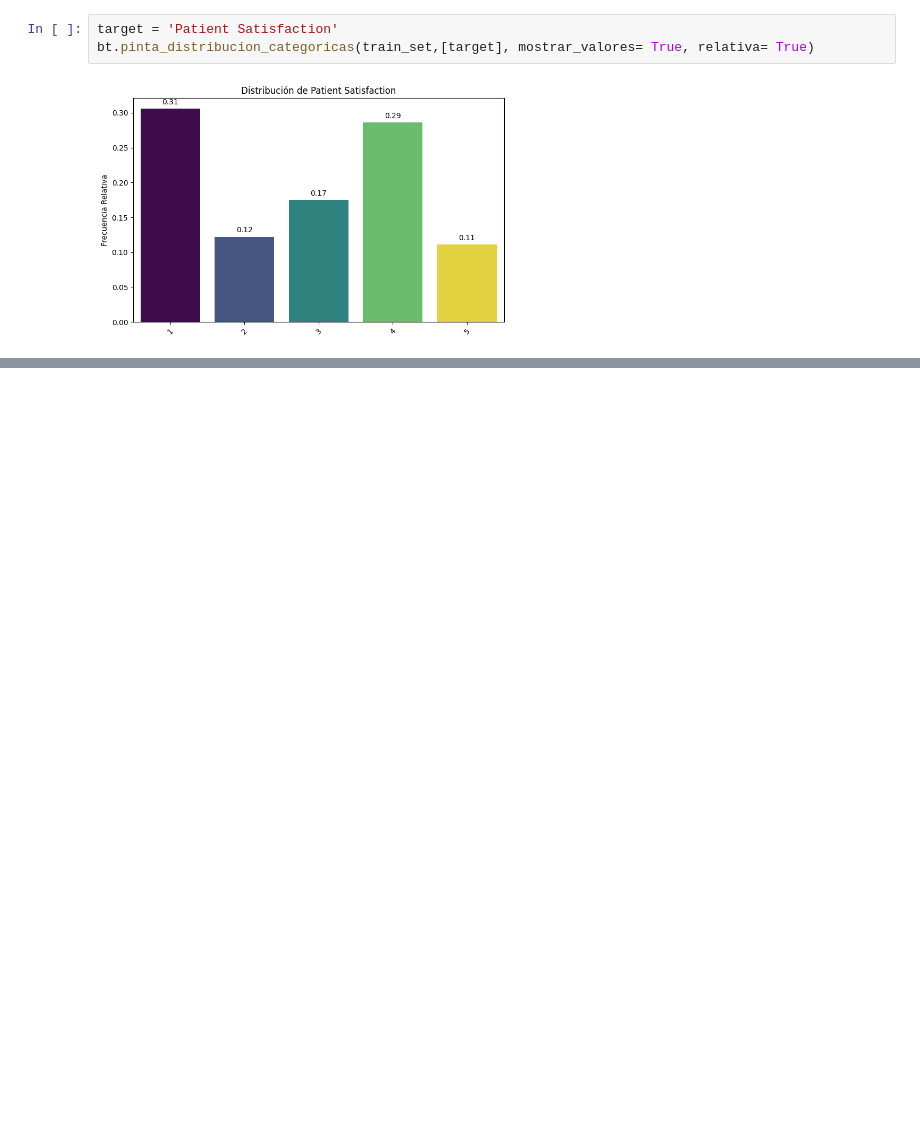
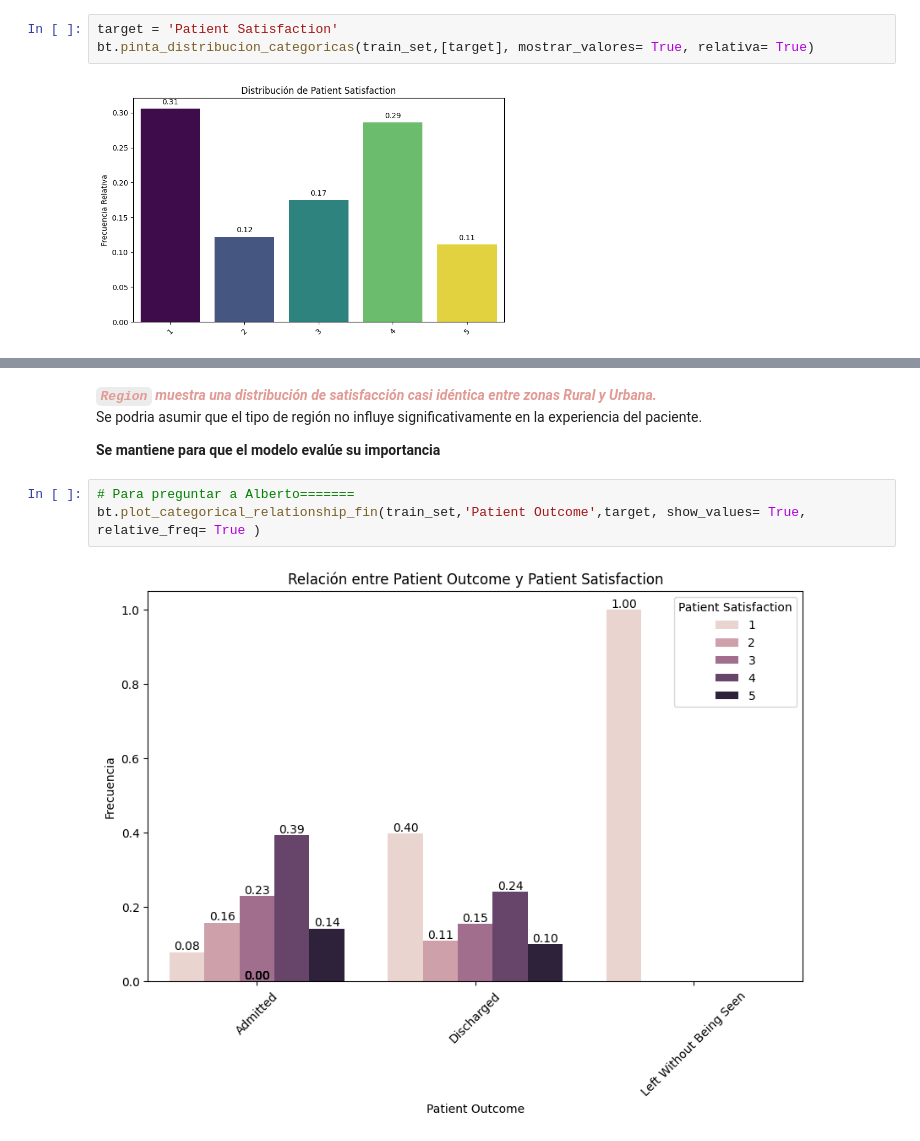
Before and after one commit to nadia0207/ML_Espera_Emergencia, a Jupyter notebook: notebooks/02_LimpiezaEDA.ipynb, the cells around one changed output, grey strips where cells are left out. Cells and saved outputs as stored; diff of their text form; blank space fills up the shorter version.

```diff
--- a/notebooks/02_LimpiezaEDA.ipynb
+++ b/notebooks/02_LimpiezaEDA.ipynb
@@ -228,0 +277,10 @@ bt.pinta_distribucion_categoricas(train_set,[target], mostrar_valores= True, rel
+# %% [markdown]
+<font color= #e19a94>***`Region` muestra una distribución de satisfacción casi idéntica entre zonas Rural y Urbana.***</font><br>
+Se podria asumir que el tipo de región no influye significativamente en la experiencia del paciente.
+
+**Se mantiene para que el modelo evalúe su importancia**
+# %%
+# Para preguntar a Alberto=======
+bt.plot_categorical_relationship_fin(train_set,'Patient Outcome',target, show_values= True, relative_freq= True )
+# %% [output]
+[figure, added]
```
Also changed, not shown: parts of 19 cells of this notebook.
